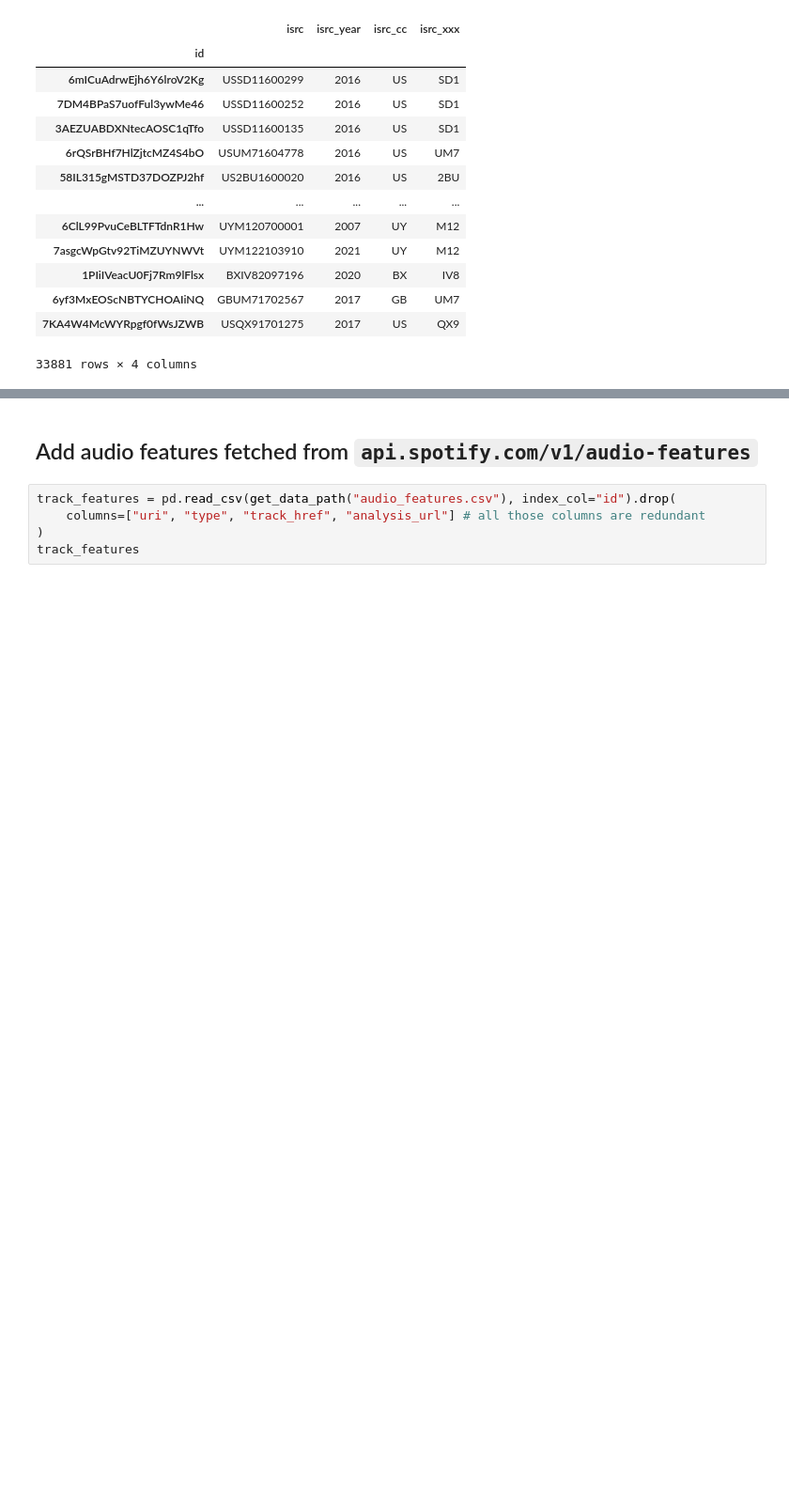
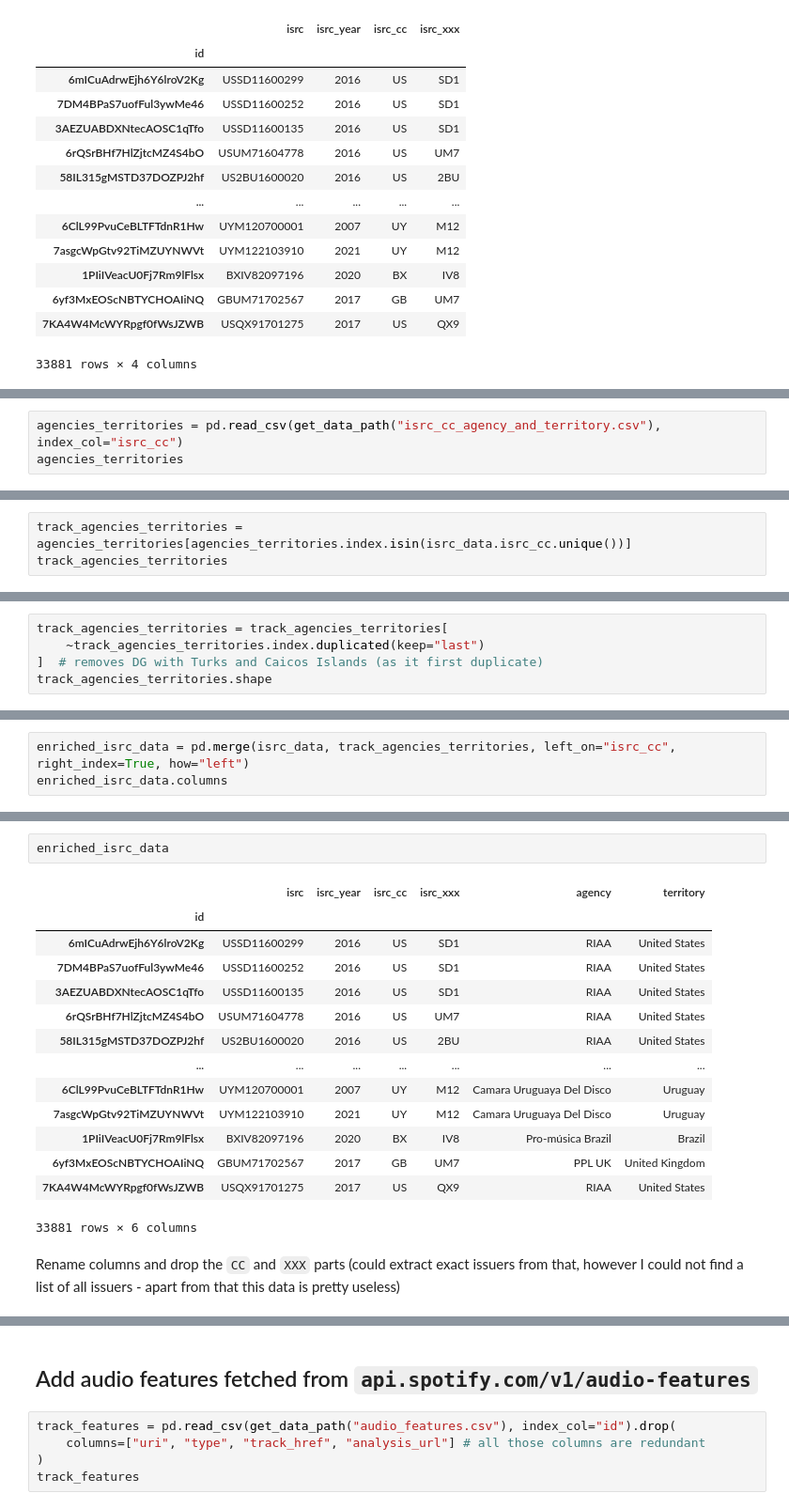
Before and after one commit to Sejmou/exploring-spotify-charts, a Jupyter notebook: data_exploration_and_crawling/track_data_combined/combine_chart_track_datasets.ipynb, the cells around one changed output, grey strips where cells are left out. Shown at 94% size. Drawn from its saved outputs; the diff is of its cells as text; blank space fills up the shorter version.

Commit message:
update track_data_combined generation with better ISRC data

```diff
--- a/data_exploration_and_crawling/track_data_combined/combine_chart_track_datasets.ipynb
+++ b/data_exploration_and_crawling/track_data_combined/combine_chart_track_datasets.ipynb
@@ -150,0 +206,3 @@ isrc_data
+# %%
+agencies_territories = pd.read_csv(get_data_path("isrc_cc_agency_and_territory.csv"), index_col="isrc_cc")
+agencies_territories
@@ -150,0 +261,3 @@ isrc_data
+# %%
+track_agencies_territories = agencies_territories[agencies_territories.index.isin(isrc_data.isrc_cc.unique())]
+track_agencies_territories
@@ -150,0 +290,5 @@ isrc_data
+# %%
+track_agencies_territories = track_agencies_territories[
+    ~track_agencies_territories.index.duplicated(keep="last")
+]  # removes DG with Turks and Caicos Islands (as it first duplicate)
+track_agencies_territories.shape
@@ -150,0 +305,3 @@ isrc_data
+# %%
+enriched_isrc_data = pd.merge(isrc_data, track_agencies_territories, left_on="isrc_cc", right_index=True, how="left")
+enriched_isrc_data.columns
@@ -150,0 +320,19 @@ isrc_data
+# %%
+enriched_isrc_data
+# %% [output]
+|  | isrc | isrc_year | isrc_cc | isrc_xxx | agency | territory |
+| id |  |  |  |  |  |  |
+| 6mICuAdrwEjh6Y6lroV2Kg | USSD11600299 | 2016 | US | SD1 | RIAA | United States |
+| 7DM4BPaS7uofFul3ywMe46 | USSD11600252 | 2016 | US | SD1 | RIAA | United States |
+| 3AEZUABDXNtecAOSC1qTfo | USSD11600135 | 2016 | US | SD1 | RIAA | United States |
+| 6rQSrBHf7HlZjtcMZ4S4bO | USUM71604778 | 2016 | US | UM7 | RIAA | United States |
+| 58IL315gMSTD37DOZPJ2hf | US2BU1600020 | 2016 | US | 2BU | RIAA | United States |
+| ... | ... | ... | ... | ... | ... | ... |
+| 6ClL99PvuCeBLTFTdnR1Hw | UYM120700001 | 2007 | UY | M12 | Camara Uruguaya Del Disco | Uruguay |
+| 7asgcWpGtv92TiMZUYNWVt | UYM122103910 | 2021 | UY | M12 | Camara Uruguaya Del Disco | Uruguay |
+| 1PIiIVeacU0Fj7Rm9lFlsx | BXIV82097196 | 2020 | BX | IV8 | Pro-música Brazil | Brazil |
+| 6yf3MxEOScNBTYCHOAIiNQ | GBUM71702567 | 2017 | GB | UM7 | PPL UK | United Kingdom |
+| 7KA4W4McWYRpgf0fWsJZWB | USQX91701275 | 2017 | US | QX9 | RIAA | United States |
+33881 rows × 6 columns
+# %% [markdown]
+Rename columns and drop the `CC` and `XXX` parts (could extract exact issuers from that, however I could not find a list of all issuers - apart from that this data is pretty useless)
```
Also changed, not shown: parts of 30 cells of this notebook, 1 other file.
